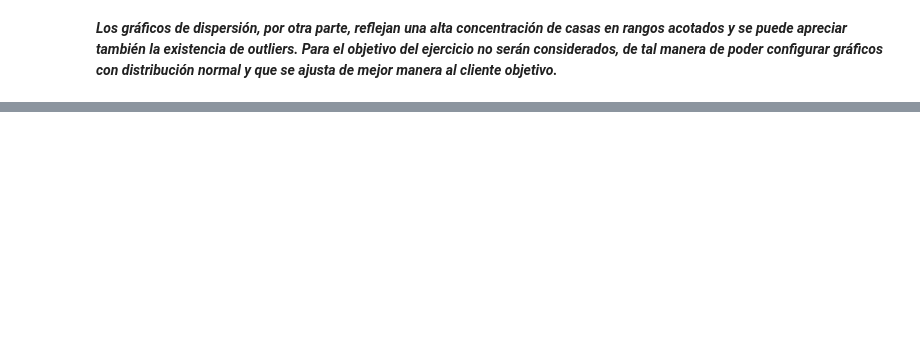
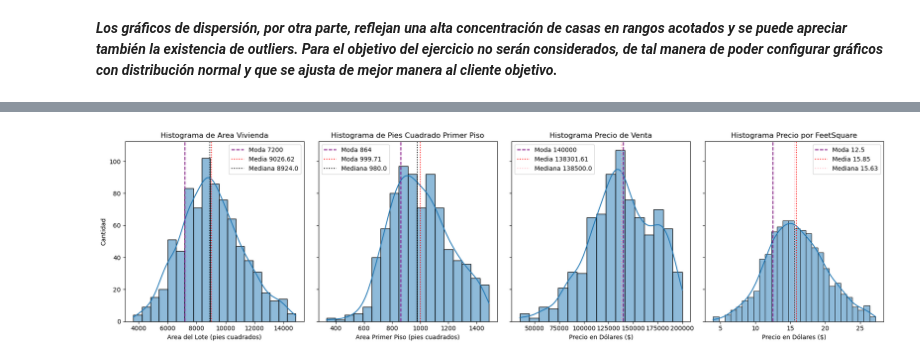
Before and after one commit to fidebravo/Modulo4, a Jupyter notebook: ABpro4_Ide.ipynb, the cells around one changed output, grey strips where cells are left out. Drawn from its saved outputs; the diff is of its cells as text; code cells hidden in the pictures; blank space fills up the shorter version.

```diff
--- a/ABpro4_Ide.ipynb
+++ b/ABpro4_Ide.ipynb
@@ -205,0 +218,19 @@ Luego de realizada la limpieza de datos eliminando outliers se puede ver en los
+# %%
+df_super_elegido = df_elegido_elegido[df_elegido_elegido['PricePerFeetSquare'] < 28]
+
+moda_area_lote = df_super_elegido['LotArea'].mode()[0]            # 7200
+moda_area_1_piso = df_super_elegido['1stFlrSF'].mode()[0]         # 864
+moda_precio_venta = df_super_elegido['SalePrice'].mode()[0]       # 140000
+moda_ppfs = df_super_elegido['PricePerFeetSquare'].mode()[0]      # 12.5
+
+media_area_lote = round(df_super_elegido['LotArea'].mean(),2)               # 9770.64
+media_area_1_piso = round(df_super_elegido['1stFlrSF'].mean(), 2)           # 197.83
+media_precio_venta = round(df_super_elegido['SalePrice'].mean(), 2)         # 159588.31
+media_ppfs = round(df_super_elegido['PricePerFeetSquare'].mean(), 2)        # 16.77
+
+mediana_area_lote = df_super_elegido['LotArea'].median()                    # 9525.0
+mediana_area_1_piso = df_super_elegido['1stFlrSF'].median()                 # 1044.0
+mediana_precio_venta = df_super_elegido['SalePrice'].median()               # 152000.0
+mediana_ppfs = round(df_super_elegido['PricePerFeetSquare'].median(), 2)    # 16.5
+
+df_super_elegido
@@ -205,0 +251,41 @@ Luego de realizada la limpieza de datos eliminando outliers se puede ver en los
+# %%
+fig, axes = plt.subplots(1, 4, figsize=(18, 5), sharey=True)
+
+
+sns.histplot(ax=axes[0], data=df_super_elegido, x='LotArea', kde=True)
+axes[0].set_title('Histograma de Area Vivienda')
+axes[0].set_ylabel('Cantidad')
+axes[0].set_xlabel('Area del Lote (pies cuadrados)')
+axes[0].axvline(moda_area_lote,  color="purple", linestyle="--", label=f'Moda {moda_area_lote}')
+axes[0].axvline(media_area_lote,  color="red", linestyle=":", label=f'Media {media_area_lote}')
+axes[0].axvline(mediana_area_lote,  color="black", linestyle=":", label=f'Mediana {mediana_area_lote}')
+axes[0].legend()
+# Histograma para Feature2
+sns.histplot(ax=axes[1], data=df_super_elegido, x='1stFlrSF', kde=True)
+axes[1].set_title('Histograma de Pies Cuadrado Primer Piso')
+axes[1].set_xlabel('Area Primer Piso (pies cuadrados)')
+axes[1].axvline(moda_area_1_piso,  color="purple", linestyle="--", label=f'Moda {moda_area_1_piso}')
+axes[1].axvline(media_area_1_piso,  color="red", linestyle=":", label=f'Moda {media_area_1_piso}')
+axes[1].axvline(mediana_area_1_piso,  color="black", linestyle=":", label=f'Mediana {mediana_area_1_piso}')
+axes[1].legend()
+
+sns.histplot(ax=axes[2], data=df_super_elegido, x='SalePrice', kde=True)
+axes[2].set_title('Histograma Precio de Venta')
+axes[2].set_xlabel('Precio en Dólares ($)')
+axes[2].axvline(moda_precio_venta,  color="purple", linestyle="--", label=f'Moda {moda_precio_venta}')
+axes[2].axvline(media_precio_venta,  color="red", linestyle=":", label=f'Media {media_precio_venta}')
+axes[2].axvline(mediana_precio_venta,  color="pink", linestyle=":", label=f'Mediana {mediana_precio_venta}')
+axes[2].legend()
+
+sns.histplot(ax=axes[3], data=df_super_elegido, x='PricePerFeetSquare', bins=28, kde=True)
+axes[3].set_title('Histograma Precio por FeetSquare')
+axes[3].set_xlabel('Precio en Dólares ($)')
+axes[3].axvline(moda_ppfs,  color="purple", linestyle="--", label=f'Moda {moda_ppfs}')
+axes[3].axvline(media_ppfs,  color="red", linestyle=":", label=f'Media {media_ppfs}')
+axes[3].axvline(mediana_ppfs,  color="pink", linestyle=":", label=f'Mediana {mediana_ppfs}')
+axes[3].legend()
+
+plt.tight_layout()
+plt.show()
+# %% [output]
+[figure, added]
```
Also changed, not shown: parts of 9 cells of this notebook.
